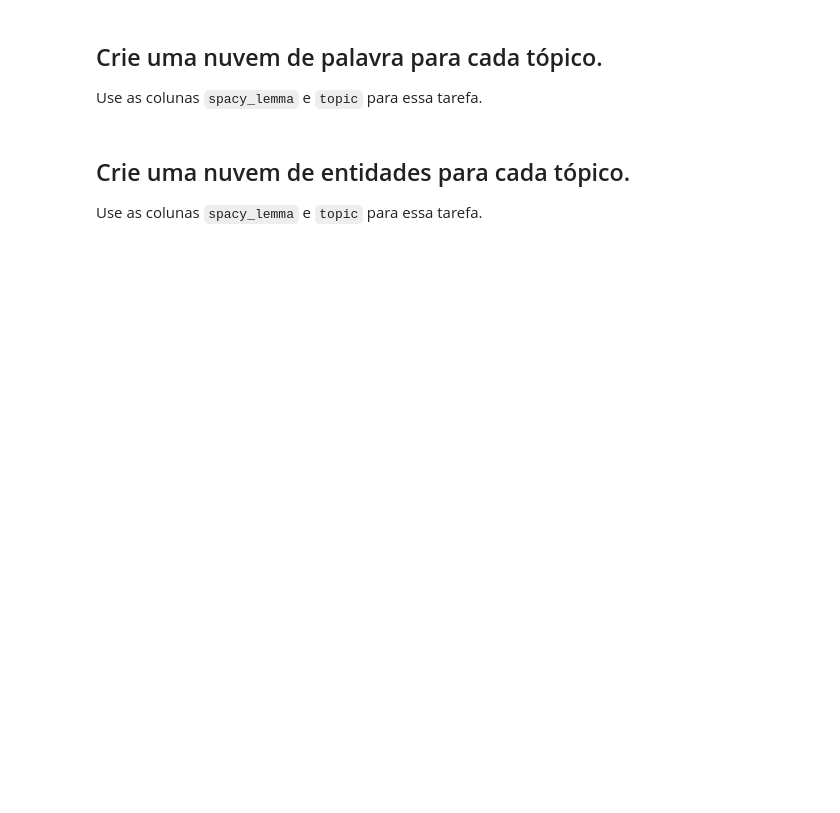
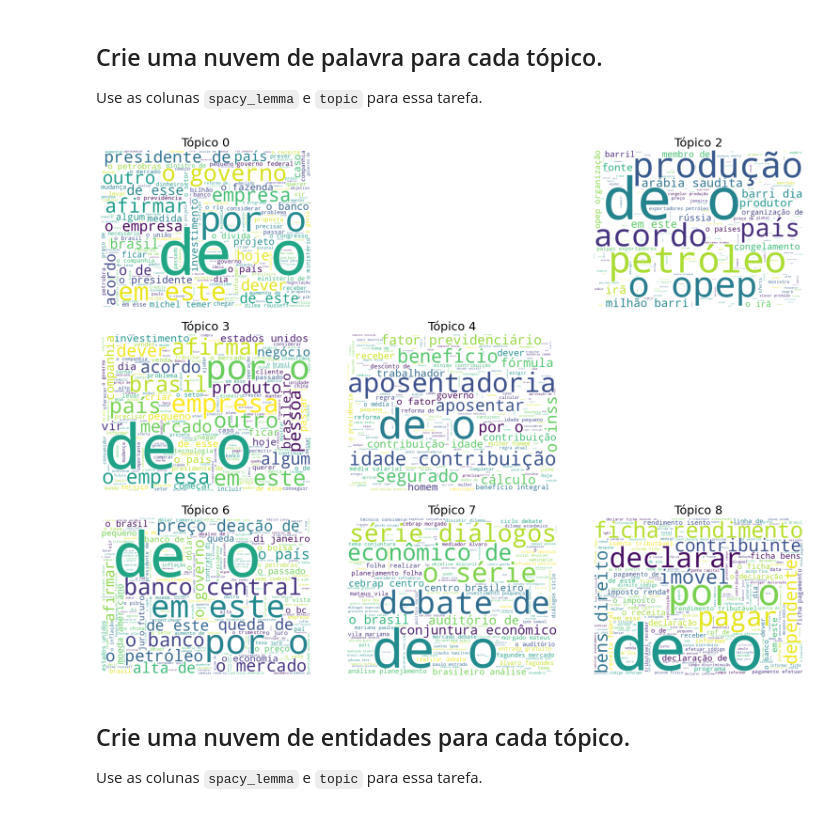
Before and after one commit to roriblim/NLP-python-PD, a Jupyter notebook: Questionário_Projeto_de_Disciplina_de_Text_Mining.ipynb, the cells around one changed output. Cells and saved outputs as stored; diff of their text form; code cells hidden in the pictures; blank space fills up the shorter version.

```diff
--- a/Questionário_Projeto_de_Disciplina_de_Text_Mining.ipynb
+++ b/Questionário_Projeto_de_Disciplina_de_Text_Mining.ipynb
@@ -409,5 +409,10 @@ Realize a extração de 9 tópicos usando a implementação do sklearn do algori
 N_TOKENS = 9
 
 corpus = np.array(news_2016.tfidf.tolist())
-#Escreva seu código aqui
-#lda = ... (complete)
+
+from sklearn.decomposition import LatentDirichletAllocation as LDA
+
+lda = LDA(n_components=N_TOKENS,
+                                max_iter=100,
+                                random_state=SEED
+                                ).fit(corpus)
@@ -417,9 +426,9 @@ corpus = np.array(news_2016.tfidf.tolist())
 Crie uma coluna `topic` onde o valor é exatamente o tópico que melhor caracteriza o documento de acordo com o algoritmo de LDA.
 # %%
 def get_topic(tfidf: np.array):
-    """
-    Get topic for a lda trained model
-    """
-    # Escreva seu código aqui
+    topics = lda.transform([tfidf])
+    return np.argmax(topics)
 
 news_2016['topic'] = news_2016.tfidf.progress_map(get_topic)
+
+print(news_2016.loc[:,'topic'])
@@ -443,34 +513,38 @@ Use as colunas `spacy_lemma` e  `topic` para essa tarefa.
 # %%
 def plot_wordcloud(text:str, ax:plt.Axes) -> plt.Axes:
     """
     Plot the wordcloud for the text/
     Arguments:
         -  text: string to be analised
         -  ax: plt subaxis
     Returns:
      - ax
     """
-    # Escreva seu código aqui
-    # return ax
+    wordcloud = WordCloud(width=800, height=600, background_color='white').generate(text)
+    ax.imshow(wordcloud, interpolation='bilinear')
+    ax.axis('off')
+    return ax
 
 def plot_wordcloud_for_a_topic(topic:int, ax:plt.Axes) -> plt.Axes:
     topic_news = news_2016[news_2016['topic'] == topic]
     list_of_words = chain(*topic_news.spacy_lemma.values.tolist())
     string_complete = ' '.join(list_of_words)
     if not string_complete:
         return None
     return plot_wordcloud(string_complete, ax)
 
 fig, axis = plt.subplots(3, 3, figsize=(16, 12))
 
 axis_  = axis.flatten()
 for idx, ax in enumerate(axis_):
-    ax_ = plot_wordcloud_for_a_topic(idx + 1, ax)
+    ax_ = plot_wordcloud_for_a_topic(idx, ax)
     if ax_ is None:
         plt.delaxes(ax)
         continue
-    ax.set_title(f"Tópico {idx + 1}")
+    ax.set_title(f"Tópico {idx}")
 fig.tight_layout()
+# %% [output]
+[figure, added]
 # %% [markdown]
 ## Crie uma nuvem de entidades para cada tópico.
 
```
Also changed, not shown: parts of 6 cells of this notebook.
